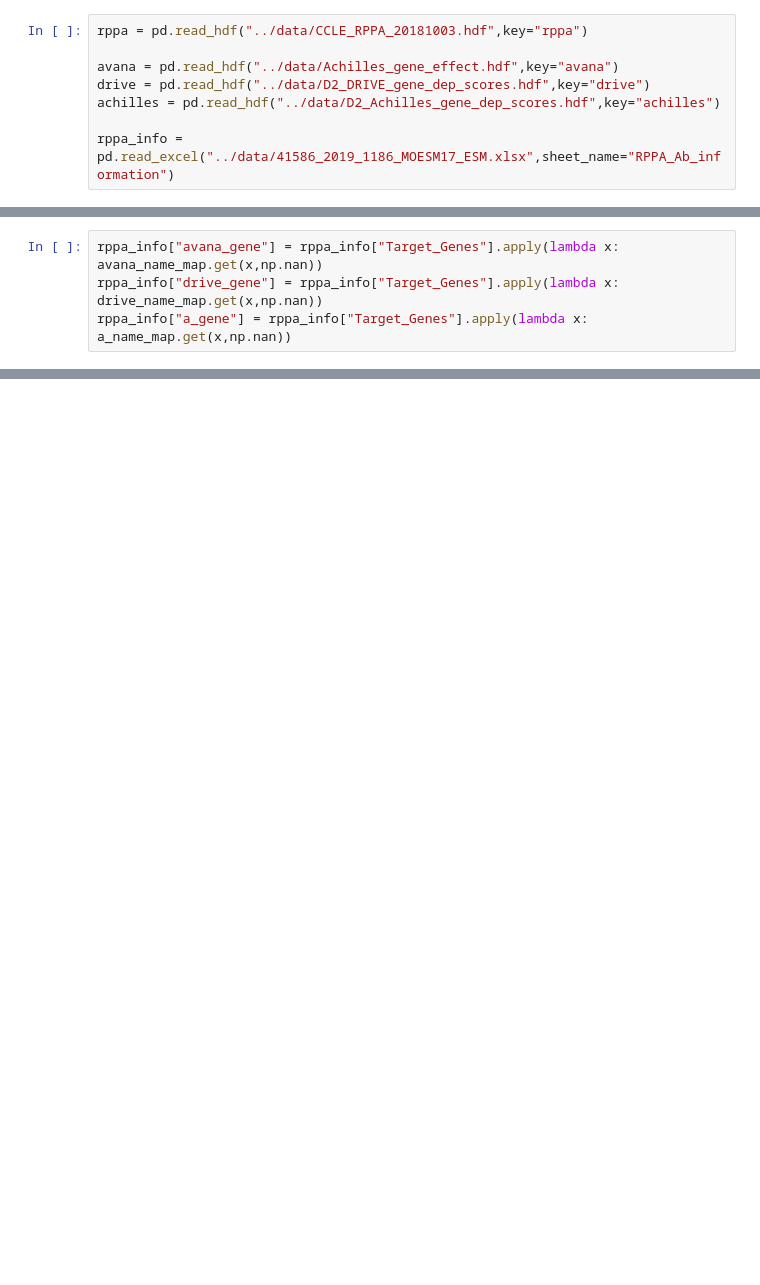
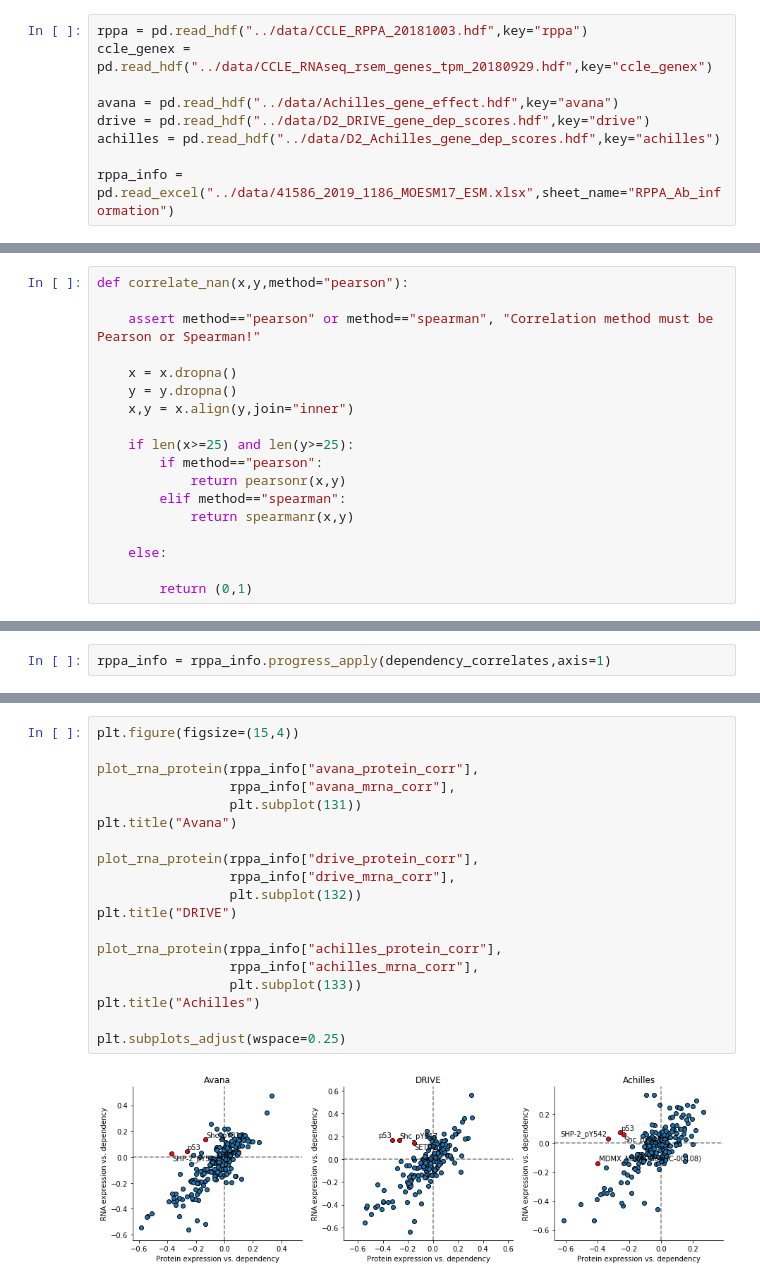
Before and after one commit to kevinhu/ccle-2019-analysis, a Jupyter notebook: notebooks/figure5_pshp2.ipynb, the cells around one changed output, grey strips where cells are left out. Saved outputs shown, nothing was run; the diff lists cells and outputs as text; blank space fills up the shorter version.

```diff
--- a/notebooks/figure5_pshp2.ipynb
+++ b/notebooks/figure5_pshp2.ipynb
@@ -20,5 +28,6 @@ from matplotlib.colors import ListedColormap, LinearSegmentedColormap
 # %%
 rppa = pd.read_hdf("../data/CCLE_RPPA_20181003.hdf",key="rppa")
+ccle_genex = pd.read_hdf("../data/CCLE_RNAseq_rsem_genes_tpm_20180929.hdf",key="ccle_genex")
 
 avana = pd.read_hdf("../data/Achilles_gene_effect.hdf",key="avana")
 drive = pd.read_hdf("../data/D2_DRIVE_gene_dep_scores.hdf",key="drive")
@@ -32,4 +46,0 @@ achilles_name_map = dict(zip(["_".join(x.split("_")[:-1]) for x in achilles.colu
-# %%
-rppa_info["avana_gene"] = rppa_info["Target_Genes"].apply(lambda x: avana_name_map.get(x,np.nan))
-rppa_info["drive_gene"] = rppa_info["Target_Genes"].apply(lambda x: drive_name_map.get(x,np.nan))
-rppa_info["a_gene"] = rppa_info["Target_Genes"].apply(lambda x: a_name_map.get(x,np.nan))
@@ -54,0 +47,18 @@ rppa_info["a_gene"] = rppa_info["Target_Genes"].apply(lambda x: a_name_map.get(x
+# %%
+def correlate_nan(x,y,method="pearson"):
+
+    assert method=="pearson" or method=="spearman", "Correlation method must be Pearson or Spearman!"
+
+    x = x.dropna()
+    y = y.dropna()
+    x,y = x.align(y,join="inner")
+
+    if len(x>=25) and len(y>=25):
+        if method=="pearson":
+            return pearsonr(x,y)
+        elif method=="spearman":
+            return spearmanr(x,y)
+
+    else:
+
+        return (0,1)
@@ -54,0 +90,2 @@ rppa_info["a_gene"] = rppa_info["Target_Genes"].apply(lambda x: a_name_map.get(x
+# %%
+rppa_info = rppa_info.progress_apply(dependency_correlates,axis=1)
@@ -54,0 +135,21 @@ rppa_info["a_gene"] = rppa_info["Target_Genes"].apply(lambda x: a_name_map.get(x
+# %%
+plt.figure(figsize=(15,4))
+
+plot_rna_protein(rppa_info["avana_protein_corr"],
+                 rppa_info["avana_mrna_corr"],
+                 plt.subplot(131))
+plt.title("Avana")
+
+plot_rna_protein(rppa_info["drive_protein_corr"],
+                 rppa_info["drive_mrna_corr"],
+                 plt.subplot(132))
+plt.title("DRIVE")
+
+plot_rna_protein(rppa_info["achilles_protein_corr"],
+                 rppa_info["achilles_mrna_corr"],
+                 plt.subplot(133))
+plt.title("Achilles")
+
+plt.subplots_adjust(wspace=0.25)
+# %% [output]
+[figure, added]
```
Also changed, not shown: parts of 7 cells of this notebook, 1 other file.
